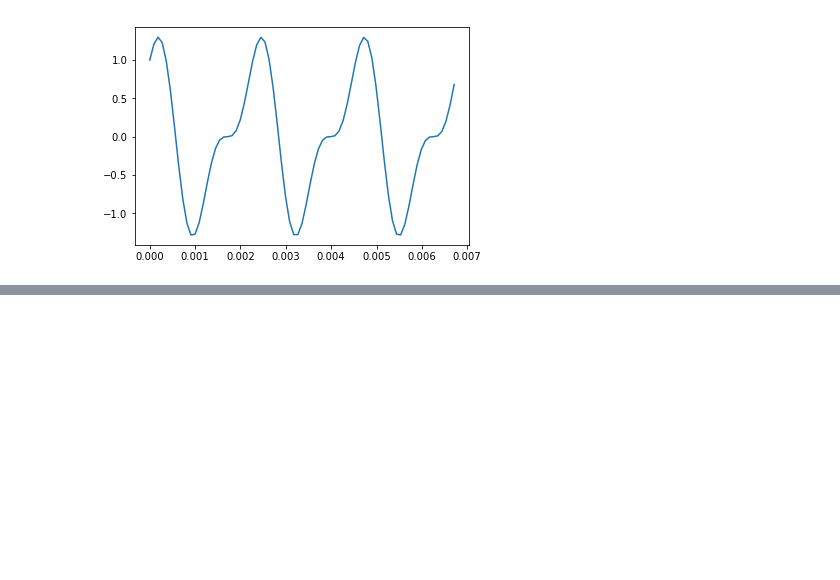
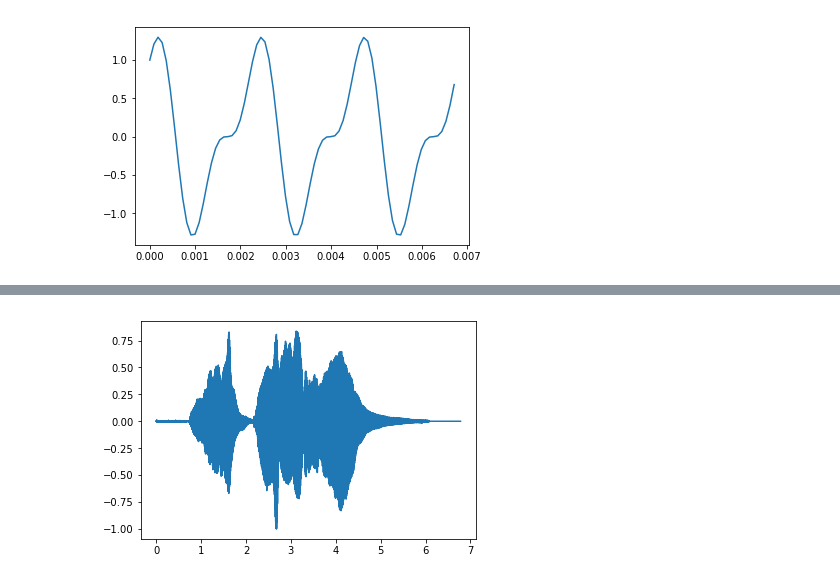
Before and after one commit to alejandrox1/numerical_computing, a Jupyter notebook: signal_processing/00-basics.ipynb, the cells around one changed output, grey strips where cells are left out. Saved outputs shown, nothing was run; the diff lists cells and outputs as text; code cells hidden in the pictures; blank space fills up the shorter version.

```diff
--- a/signal_processing/00-basics.ipynb
+++ b/signal_processing/00-basics.ipynb
@@ -358,0 +365,5 @@ plt.show();
+# %%
+play_wave(filename="violin-tuning.wav")
+
+violin = read_wave(filename="violin-tuning.wav")
+violin.normalize()
@@ -358,0 +376,4 @@ plt.show();
+# %%
+plot_wave(violin)
+# %% [output]
+[figure, added]
```
Also changed, not shown: parts of 10 cells of this notebook.
